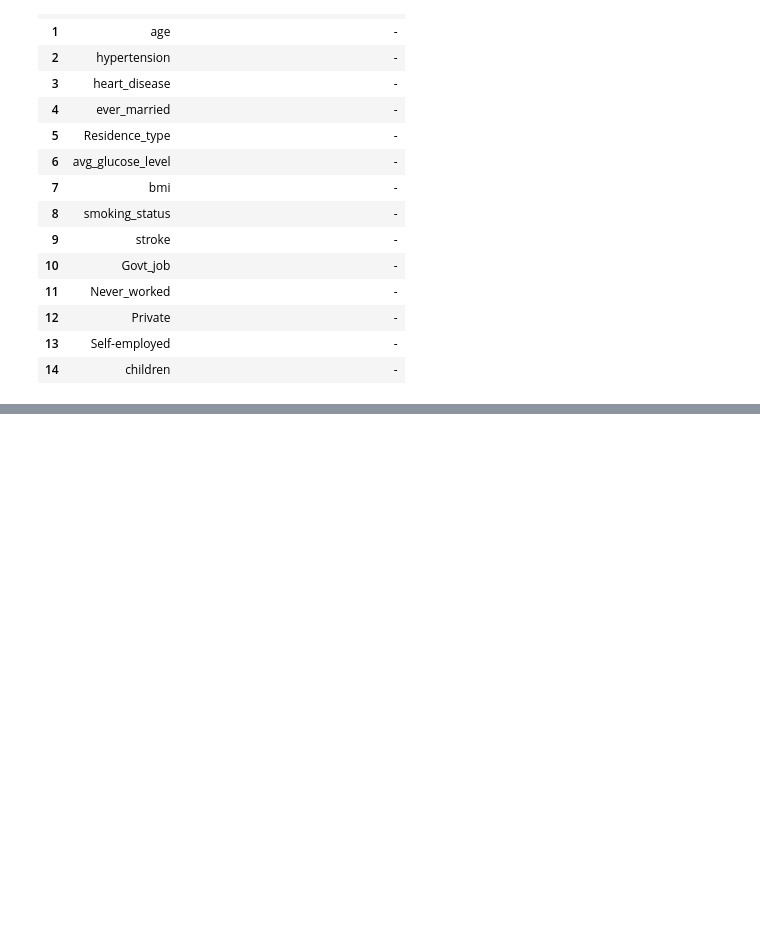
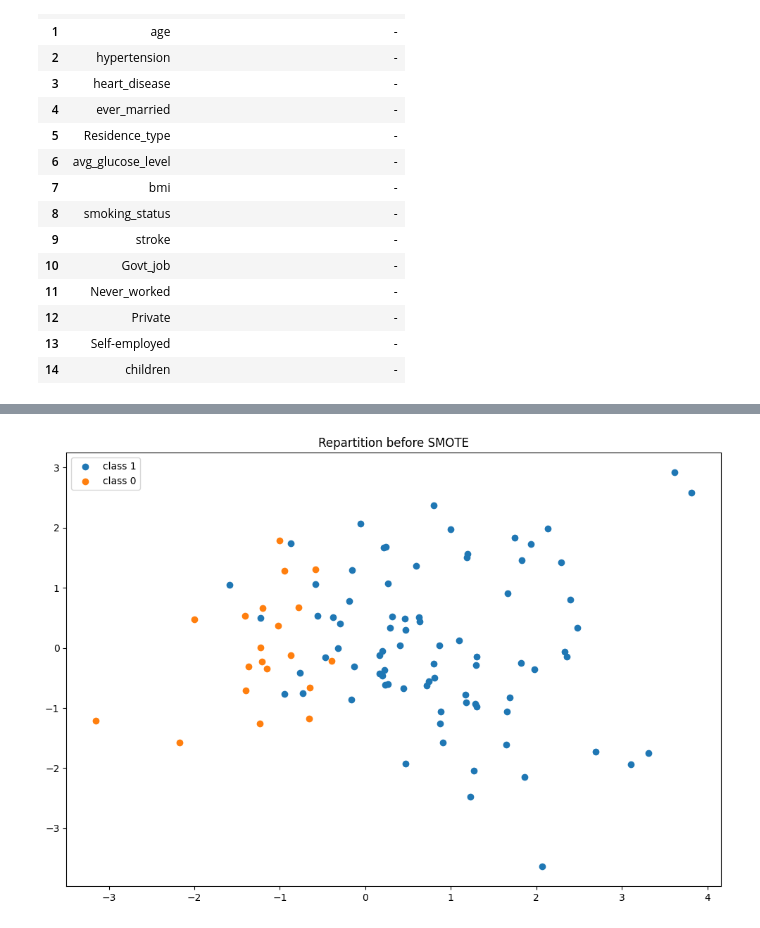
Before and after one commit to IlyaIIS/python-ML-stroke-prediction, a Jupyter notebook: MLProject.ipynb, the cells around one changed output, grey strips where cells are left out. Cells and saved outputs as stored; diff of their text form; code cells hidden in the pictures; blank space fills up the shorter version.

```diff
--- a/MLProject.ipynb
+++ b/MLProject.ipynb
@@ -116,0 +265,16 @@ Name: stroke, dtype: float64
+# %%
+# тесты
+x_sample_train, y_sample_train = make_classification(n_samples=100, n_features=2,
+                           n_informative=2, n_redundant=0,
+                           n_classes=2, weights=[0.2, 0.8],
+                           class_sep=0.95, random_state=0)
+
+plt.figure(figsize=(12, 8))
+plt.title('Repartition before SMOTE')
+plt.scatter(x_sample_train[y_sample_train == 1][:, 0], x_sample_train[y_sample_train == 1][:, 1], label='class 1')
+plt.scatter(x_sample_train[y_sample_train == 0][:, 0], x_sample_train[y_sample_train == 0][:, 1], label='class 0')
+plt.legend()
+plt.grid(False)
+plt.show()
+# %% [output]
+[figure, added]
```
Also changed, not shown: parts of 23 cells of this notebook.
